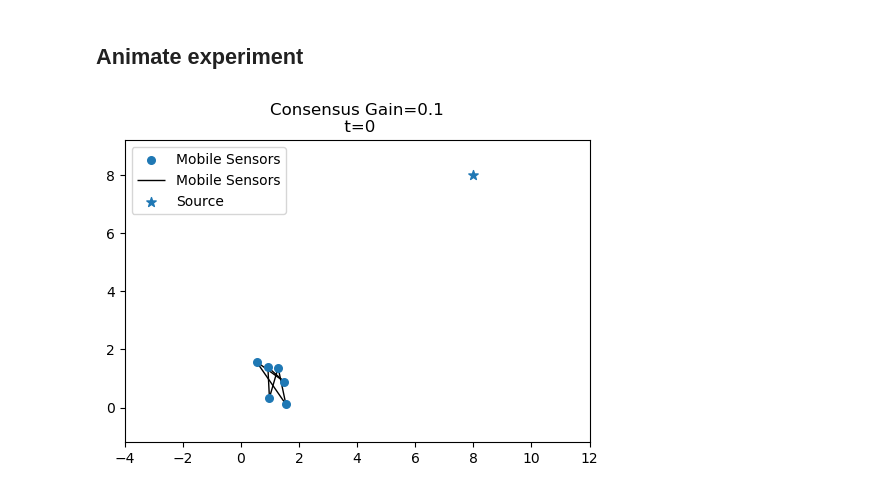
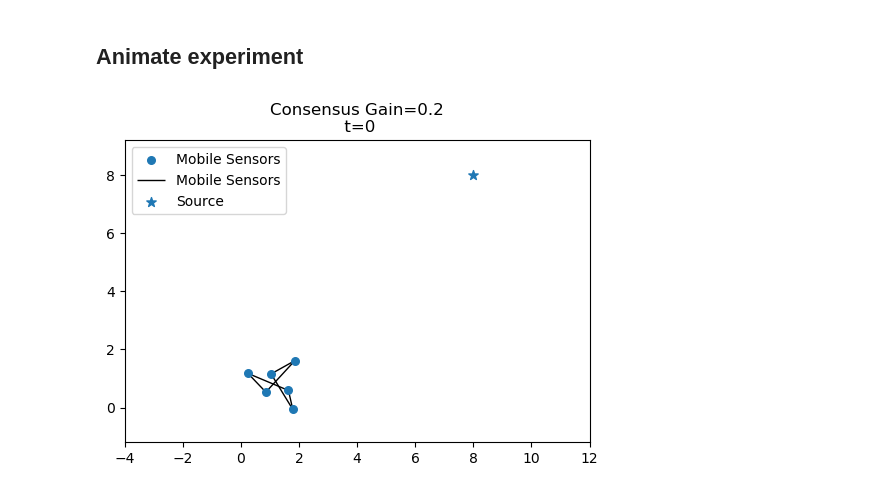
Before and after one commit to lina-robotics-lab/fim_track, a Jupyter notebook: src/Consensus Estimation-Animation.ipynb, the cells around one changed output. Cells and saved outputs as stored; diff of their text form; code cells hidden in the pictures.

```diff
--- a/src/Consensus Estimation-Animation.ipynb
+++ b/src/Consensus Estimation-Animation.ipynb
@@ -14,7 +14,7 @@ import networkx as nx
 # %%
 from matplotlib.lines import Line2D
 
-for gain in  [0,0.05,0.1,0.125,0.2]:
+for gain in  [0,0.05,0.1,0.125,0.2,0.25,0.5]:
     expr= "Consensus-gain{}".format(gain)
     filepath = "{}.pkl".format(expr)
     with open(filepath,'rb') as file:
@@ -71,38 +73,38 @@ for gain in [0,0.05,0.1,0.125,0.2]:
 ## Animate experiment
 # %%
 
-for gain in  [0.1]:
+for gain in  [0.2]:
     expr= "Consensus-gain{}".format(gain)
     filepath = "{}.pkl".format(expr)
     with open(filepath,'rb') as file:
         record = pkl.load(file)
     title=r"Consensus Gain={}".format(gain)
     ps = np.array([locs for sensor, locs in record['sensor_locs'].items()])
     qs = record['src_locs']['source_1']
     N_iter = ps.shape[1]
 
     fig, ax = plt.subplots(dpi=100)
     def plot_single_frame(j):
         ax.cla()
         G = record['comm_network'][0]
         nx.draw(G,pos=ps[:,j,:],ax=ax,label='Mobile Sensors',node_size=30) # ps.shape=(n_sensors,N_iter,space_dim)
         ax.scatter(qs[j,0],qs[j,1],marker='*',s=50,label='Source')
         ax.axis('on')
         ax.axis('equal')
         ax.tick_params(left=True, bottom=True, labelleft=True, labelbottom=True)
         ax.set_xlim((-4,12))
         ax.set_ylim((-4,12))
         ax.legend()
         ax.set_title(title+"\n t={}".format(j))
         plt.show()
 
 
     # call the animator.  blit=True means only re-draw the parts that have changed.
     anim = animation.FuncAnimation(fig, plot_single_frame,
                                    frames=N_iter,interval=100)
     anim.save('{}.mp4'.format(expr))
 # %% [output]
-[figure, old version]
+[figure, new version]
 # %%
 HTML(anim.to_html5_video())
 # %% [output]
```
Also changed, not shown: parts of 2 cells of this notebook, 16 other files.
